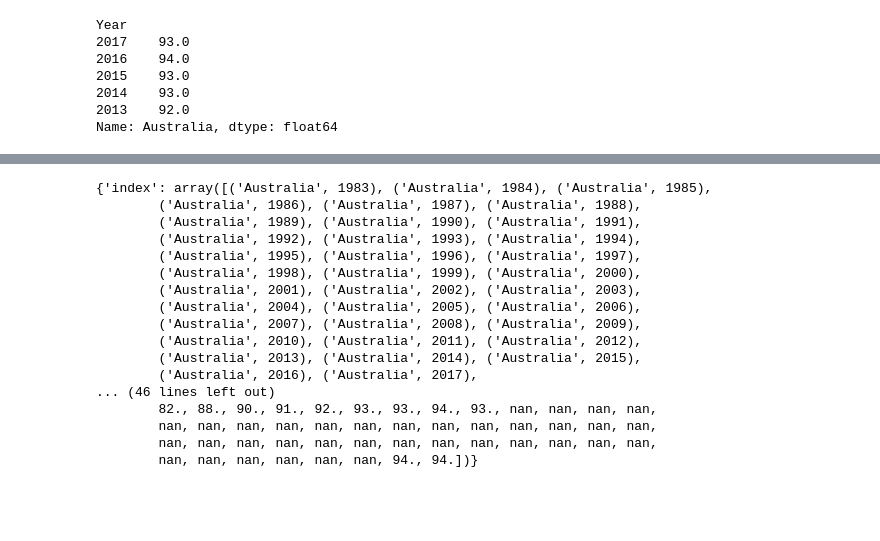
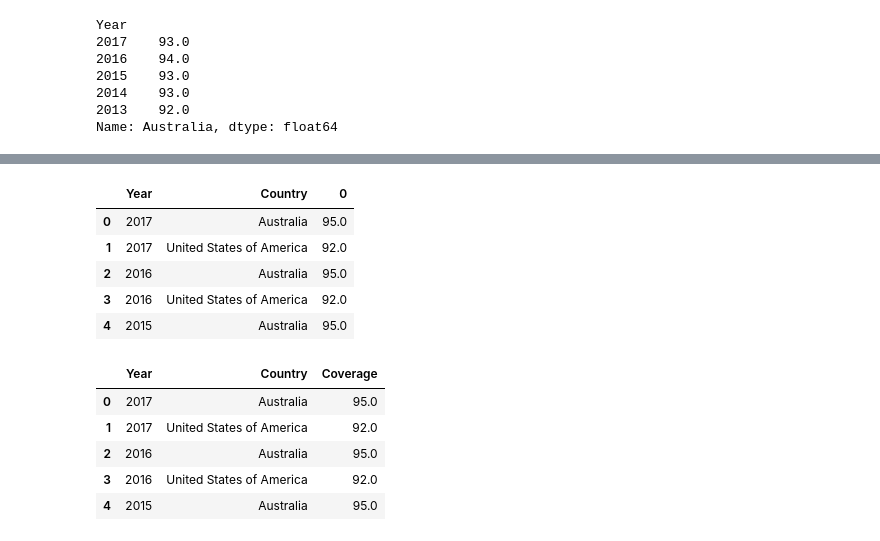
Before and after one commit to noatgnu/cds-python-graph, a Jupyter notebook: notebooks/main.ipynb, the cells around one changed output, grey strips where cells are left out. Cells and saved outputs as stored; diff of their text form; code cells hidden in the pictures; blank space fills up the shorter version.

```diff
--- a/notebooks/main.ipynb
+++ b/notebooks/main.ipynb
@@ -334,3 +377,9 @@ legend = Legend(items=[
 p.add_layout(legend, 'right')
 
 show(p)
+# %%
+# Multiple graphs
+from bokeh.layouts import gridplot
+
+data = measles.loc[["Australia", "United States of America"]]
+data.head()
@@ -353,6 +410,0 @@ show(p)
-# %%
-# Multiple graphs
-from bokeh.layouts import gridplot
-from bokeh.models import ColumnDataSource
-data = measles.loc[["Australia", "United States of America"]].stack()
-data.head()
@@ -365,21 +410,0 @@ data.head()
-# %%
-source = ColumnDataSource({x: })
-source.data
-# %% [output]
-{'index': array([('Australia', 1983), ('Australia', 1984), ('Australia', 1985),
-        ('Australia', 1986), ('Australia', 1987), ('Australia', 1988),
-        ('Australia', 1989), ('Australia', 1990), ('Australia', 1991),
-        ('Australia', 1992), ('Australia', 1993), ('Australia', 1994),
-        ('Australia', 1995), ('Australia', 1996), ('Australia', 1997),
-        ('Australia', 1998), ('Australia', 1999), ('Australia', 2000),
-        ('Australia', 2001), ('Australia', 2002), ('Australia', 2003),
-        ('Australia', 2004), ('Australia', 2005), ('Australia', 2006),
-        ('Australia', 2007), ('Australia', 2008), ('Australia', 2009),
-        ('Australia', 2010), ('Australia', 2011), ('Australia', 2012),
-        ('Australia', 2013), ('Australia', 2014), ('Australia', 2015),
-        ('Australia', 2016), ('Australia', 2017),
-... (46 lines left out)
-        82., 88., 90., 91., 92., 93., 93., 94., 93., nan, nan, nan, nan,
-        nan, nan, nan, nan, nan, nan, nan, nan, nan, nan, nan, nan, nan,
-        nan, nan, nan, nan, nan, nan, nan, nan, nan, nan, nan, nan, nan,
-        nan, nan, nan, nan, nan, nan, 94., 94.])}
@@ -385,0 +414,25 @@ source.data
+# %%
+data_t = data.T
+data_t.columns.name = "Country"
+years = list(data_t.loc["M1"].index.astype(str))
+countries = list(data_t.loc["M1"].columns)
+data_long = data_t.loc["M1"].stack().reset_index()
+data_long.head()
+# %% [output]
+|  | Year | Country | 0 |
+| 0 | 2017 | Australia | 95.0 |
+| 1 | 2017 | United States of America | 92.0 |
+| 2 | 2016 | Australia | 95.0 |
+| 3 | 2016 | United States of America | 92.0 |
+| 4 | 2015 | Australia | 95.0 |
+# %%
+data_long = data_long.rename({0:"Coverage"}, axis="columns")
+data_long["Year"] = data_long["Year"].astype(str)
+data_long.head()
+# %% [output]
+|  | Year | Country | Coverage |
+| 0 | 2017 | Australia | 95.0 |
+| 1 | 2017 | United States of America | 92.0 |
+| 2 | 2016 | Australia | 95.0 |
+| 3 | 2016 | United States of America | 92.0 |
+| 4 | 2015 | Australia | 95.0 |
```
Also changed, not shown: parts of 17 cells of this notebook.
